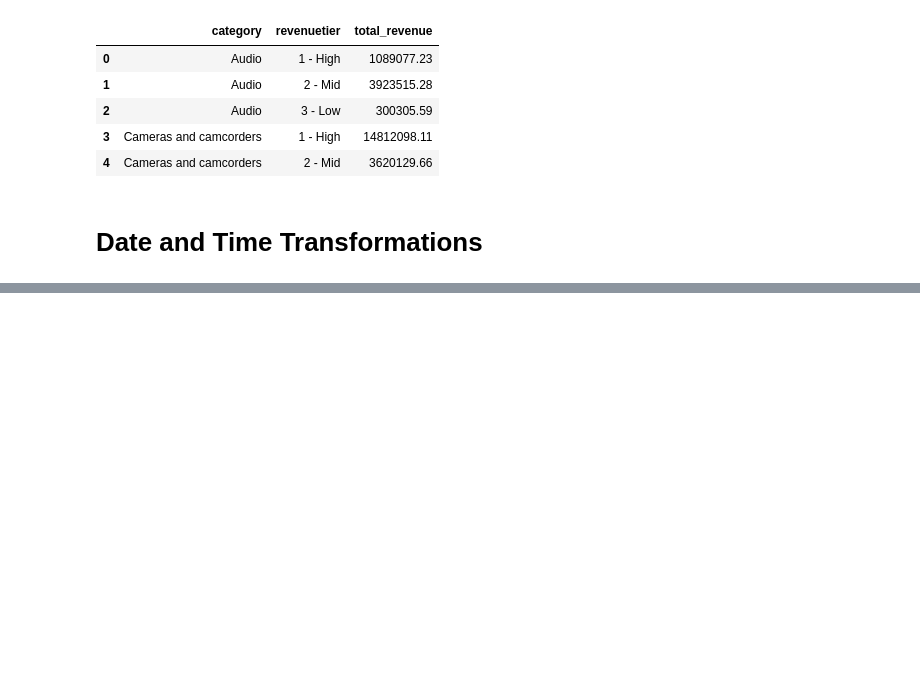
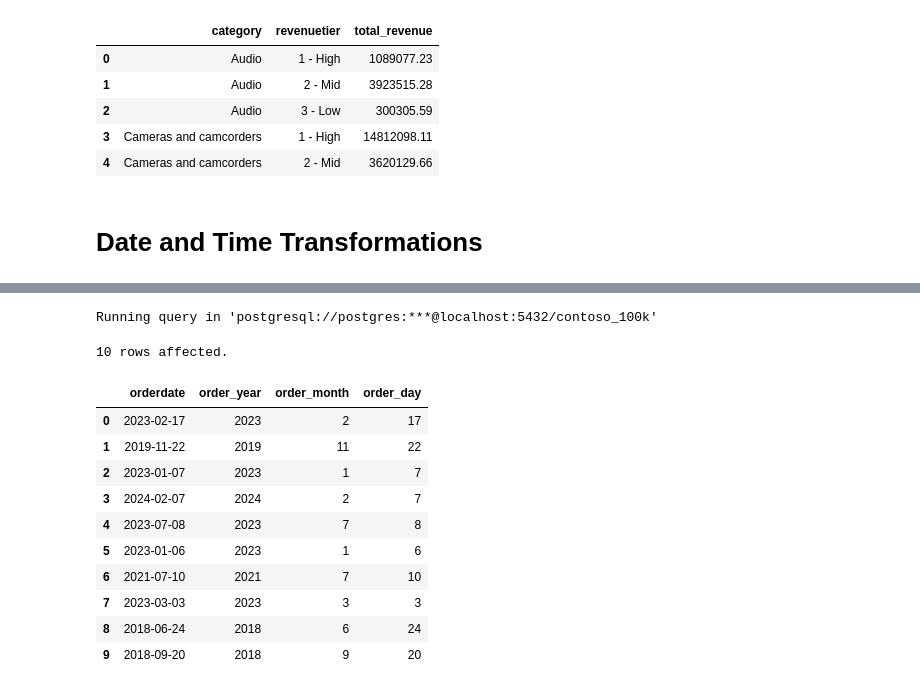
Before and after one commit to OwlNet-C/DataAnalytics, a Jupyter notebook: Resources/Blank_SQL_Notebook.ipynb, the cells around one changed output, grey strips where cells are left out. Drawn from its saved outputs; the diff is of its cells as text; code cells hidden in the pictures; blank space fills up the shorter version.

```diff
--- a/Resources/Blank_SQL_Notebook.ipynb
+++ b/Resources/Blank_SQL_Notebook.ipynb
@@ -528,0 +626,25 @@ Running query in 'postgresql://postgres:***@localhost:5432/contoso_100k'
+# %%
+%%sql
+
+select
+orderdate,
+extract(year from orderdate) as order_year,
+extract(month from orderdate) as order_month,
+extract(day from orderdate) as order_day
+from sales
+order by random()
+limit 10
+# %% [output]
+Running query in 'postgresql://postgres:***@localhost:5432/contoso_100k'
+10 rows affected.
+|  | orderdate | order_year | order_month | order_day |
+| 0 | 2023-02-17 | 2023 | 2 | 17 |
+| 1 | 2019-11-22 | 2019 | 11 | 22 |
+| 2 | 2023-01-07 | 2023 | 1 | 7 |
+| 3 | 2024-02-07 | 2024 | 2 | 7 |
+| 4 | 2023-07-08 | 2023 | 7 | 8 |
+| 5 | 2023-01-06 | 2023 | 1 | 6 |
+| 6 | 2021-07-10 | 2021 | 7 | 10 |
+| 7 | 2023-03-03 | 2023 | 3 | 3 |
+| 8 | 2018-06-24 | 2018 | 6 | 24 |
+| 9 | 2018-09-20 | 2018 | 9 | 20 |
```
Also changed, not shown: parts of 7 cells of this notebook.
